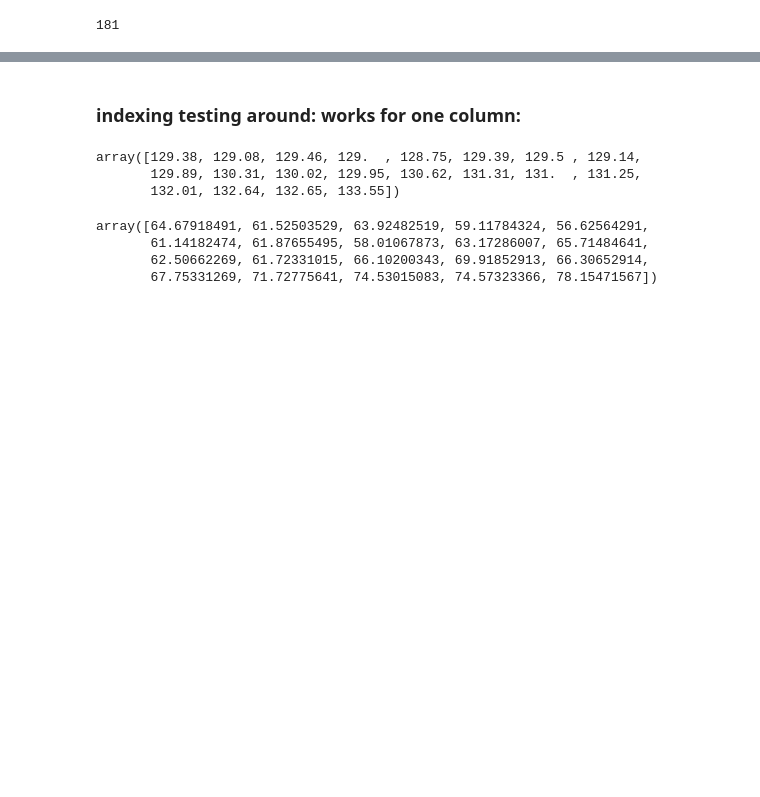
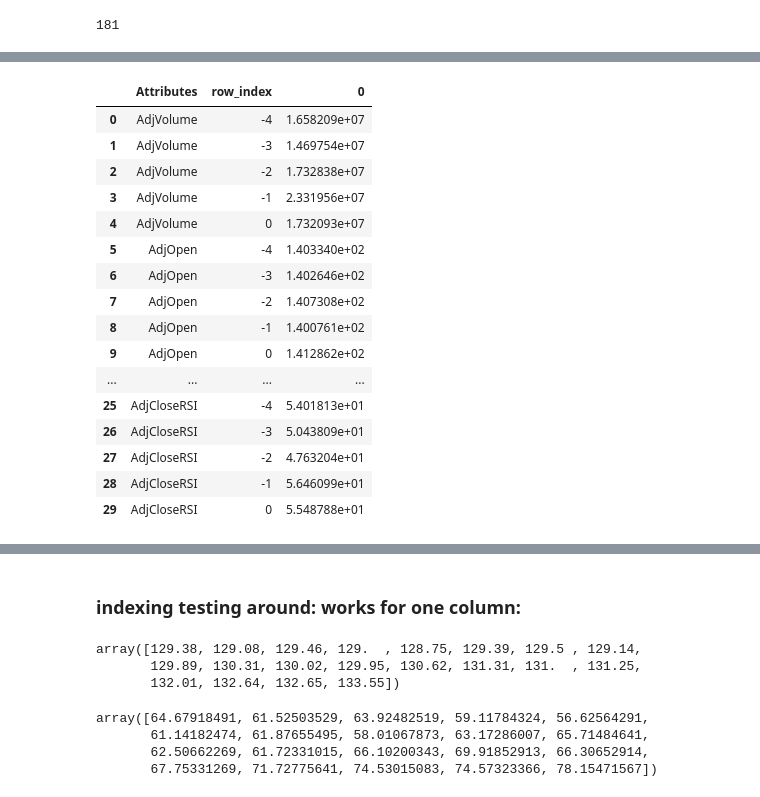
Before and after one commit to Lindstaedt/Stock-recommendation-with-ML, a Jupyter notebook: trader.ipynb, the cells around one changed output, grey strips where cells are left out. Drawn from its saved outputs; the diff is of its cells as text; code cells hidden in the pictures; blank space fills up the shorter version.

Commit message:
feat: reshape data into one row for training set
take n rows for prior days out of stock data, reshape and make one row

```diff
--- a/trader.ipynb
+++ b/trader.ipynb
@@ -258,0 +212,15 @@ Xy
+# %%
+#split df into features and target (column setup_for_profitable_trade)
+df_X_base_data = df.drop(columns=['setup_for_profitable_trade'])
+# %%
+i = 505
+# pull out n_days_features of rows from current position
+df_extract = df_X_base_data.iloc[i-n_days_features:i, :].copy()
+
+# change the index the be "days into the past" - eg current day is 0, prior day is -1, ...
+df_extract.loc[:, 'row_index'] = range(-n_days_features+1, 1)
+
+# make this the new index
+df_extract.set_index('row_index', inplace=True)
+
+df_extract
@@ -258,0 +235,22 @@ Xy
+# %%
+# unstack and make it tall (ie unpivot)
+df_extract = df_extract.unstack().reset_index()
+df_extract
+# %% [output]
+|  | Attributes | row_index | 0 |
+| 0 | AdjVolume | -4 | 1.658209e+07 |
+| 1 | AdjVolume | -3 | 1.469754e+07 |
+| 2 | AdjVolume | -2 | 1.732838e+07 |
+| 3 | AdjVolume | -1 | 2.331956e+07 |
+| 4 | AdjVolume | 0 | 1.732093e+07 |
+| 5 | AdjOpen | -4 | 1.403340e+02 |
+| 6 | AdjOpen | -3 | 1.402646e+02 |
+| 7 | AdjOpen | -2 | 1.407308e+02 |
+| 8 | AdjOpen | -1 | 1.400761e+02 |
+| 9 | AdjOpen | 0 | 1.412862e+02 |
+| ... | ... | ... | ... |
+| 25 | AdjCloseRSI | -4 | 5.401813e+01 |
+| 26 | AdjCloseRSI | -3 | 5.043809e+01 |
+| 27 | AdjCloseRSI | -2 | 4.763204e+01 |
+| 28 | AdjCloseRSI | -1 | 5.646099e+01 |
+| 29 | AdjCloseRSI | 0 | 5.548788e+01 |
```
Also changed, not shown: parts of 13 cells of this notebook.
